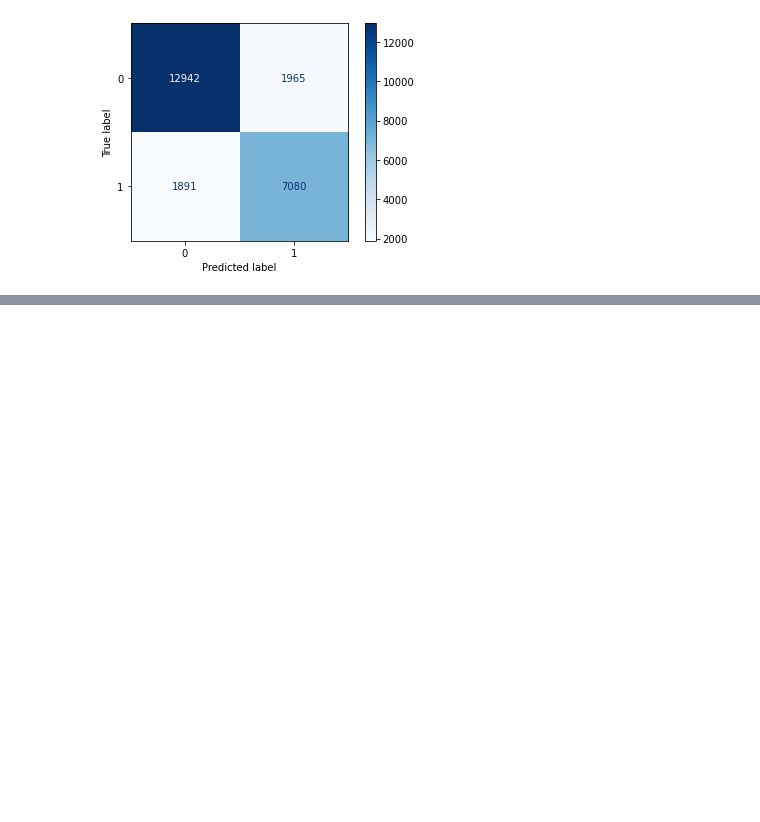
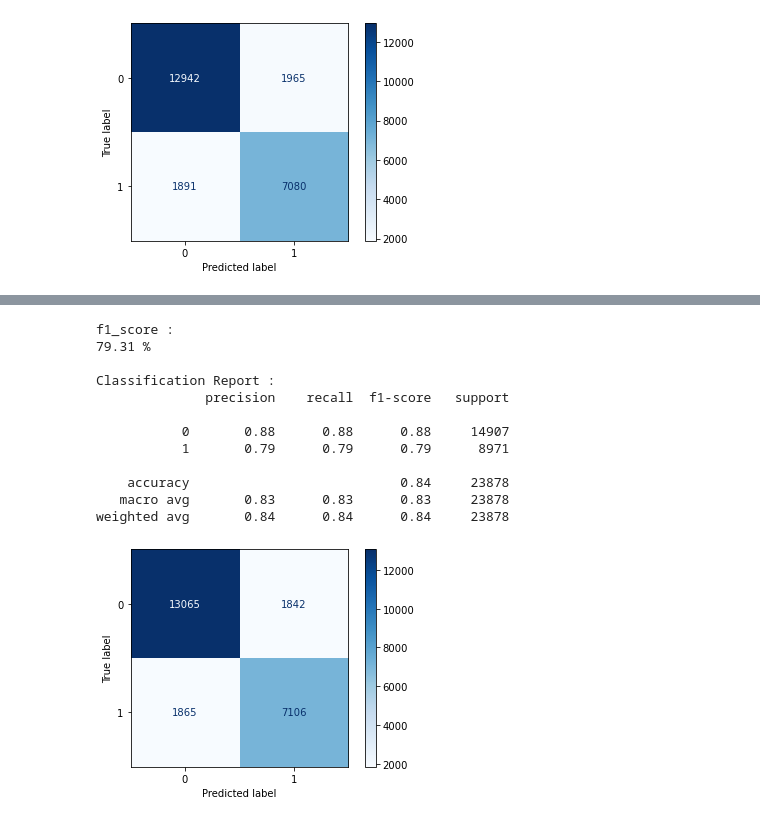
Before and after one commit to GabrielAsato/Curso_DS_Degree, a Jupyter notebook: Módulo 9 - Machine Learning I/Projetos/Projeto - hotel_bookings.ipynb, the cells around one changed output, grey strips where cells are left out. Cells and saved outputs as stored; diff of their text form; code cells hidden in the pictures; blank space fills up the shorter version.

```diff
--- a/Módulo 9 - Machine Learning I/Projetos/Projeto - hotel_bookings.ipynb
+++ b/Módulo 9 - Machine Learning I/Projetos/Projeto - hotel_bookings.ipynb
@@ -666,3 +714,10 @@ from sklearn.metrics import f1_score, classification_report, confusion_matrix, C
+# %%
+from sklearn.model_selection import train_test_split, cross_validate
+
+X = df.drop(columns=['is_canceled'])
+y = df['is_canceled']
+
+X_train, X_test, y_train, y_test = train_test_split(X, y, test_size=0.2, random_state=42)
 # %%
 # Separar por categóricos e numéricos
 num_cols = X_train.select_dtypes(include='number').columns
@@ -741,15 +796,15 @@ weighted avg       0.84      0.84      0.84     23878
 # %%
 # grid parameters
 grid_dt = {
-        'dt__criterion': ['entropy', 'gini'],
-        'dt__max_depth': list(np.arange(10, 14)),
-        'dt__min_samples_leaf': np.arange(2, 8),
-        'dt__min_samples_split': np.arange(1, 6),
+        'model__criterion': ['entropy', 'gini'],
+        'model__max_depth': [8, 9, 10, 11, 12],
+        'model__min_samples_leaf': [1,2,3,4,5,6],
+        'model__min_samples_split': [2,3,4,5,6,7],
     }
 # %%
 # 5 folds
 kfold = KFold(n_splits = 5, shuffle = True, random_state = 42)
 # %%
 # Random search (ou Grid Search, mas o Random traz uma boa aproximação)
-random_search = RandomizedSearchCV(pipe_dt, param_distributions = grid_dt, cv=kfold, scoring = "f1", n_jobs = 2)
+random_search = RandomizedSearchCV(pipe_dt, param_distributions = grid_dt, cv=3, scoring = "f1", n_jobs = 1, verbose = 2)
 random_search.fit(X_train, y_train)
@@ -755,0 +846,28 @@ random_search.fit(X_train, y_train)
+# %%
+y_pred_pipe_rs = random_search.predict(X_test)
+# %%
+from sklearn.metrics import classification_report
+
+f1_pred_pipe_rs = f1_score(y_test, y_pred_pipe_rs)
+print(f"f1_score : \n{(100*f1_pred_pipe_rs):.2f} %")
+print()
+f1_pred_pipe_rs = classification_report(y_test, y_pred_pipe_rs)
+print(f"Classification Report : \n{f1_pred_pipe_rs}")
+print()
+cm = confusion_matrix(y_test, y_pred_pipe_rs)
+ConfusionMatrixDisplay(cm).plot(cmap='Blues')
+plt.show()
+# %% [output]
+f1_score :
+79.31 %
+
+Classification Report :
+              precision    recall  f1-score   support
+
+           0       0.88      0.88      0.88     14907
+           1       0.79      0.79      0.79      8971
+
+    accuracy                           0.84     23878
+   macro avg       0.83      0.83      0.83     23878
+weighted avg       0.84      0.84      0.84     23878
+[figure, added]
```
Also changed, not shown: parts of 17 cells of this notebook.
